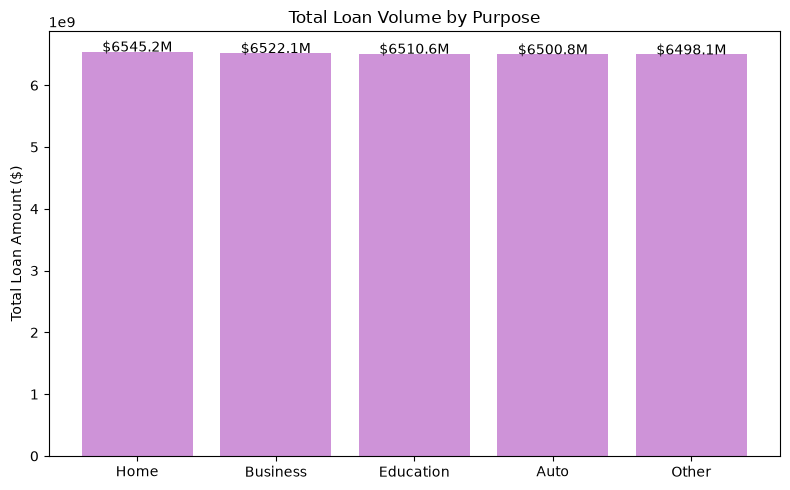
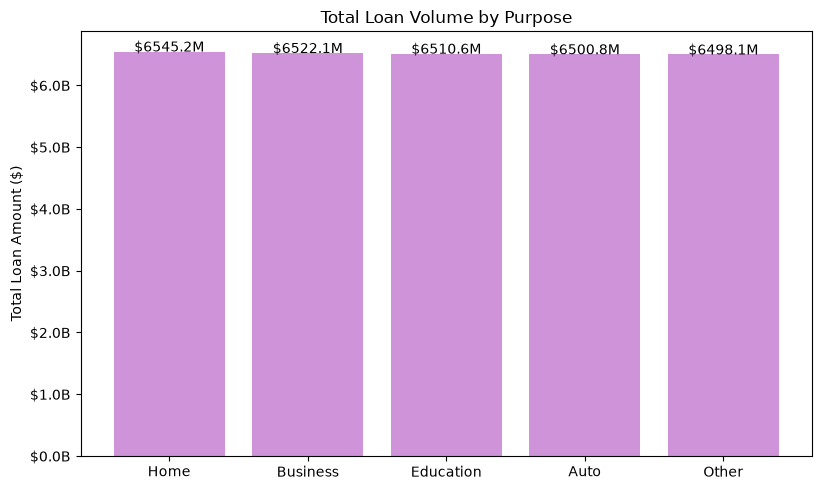
The notebook cell's code change between the first figure and the second:
--- before
+++ after
@@ -22,4 +22,10 @@
 
 plt.tight_layout()
+ax = plt.gca()
+
+ax.yaxis.set_major_formatter(
+    FuncFormatter(lambda x, pos: f"${x/1e9:.1f}B")
+)
+
 plt.savefig(project_path / "visuals/loan_volume_by_purpose.png")
 plt.show()

Commit: fix